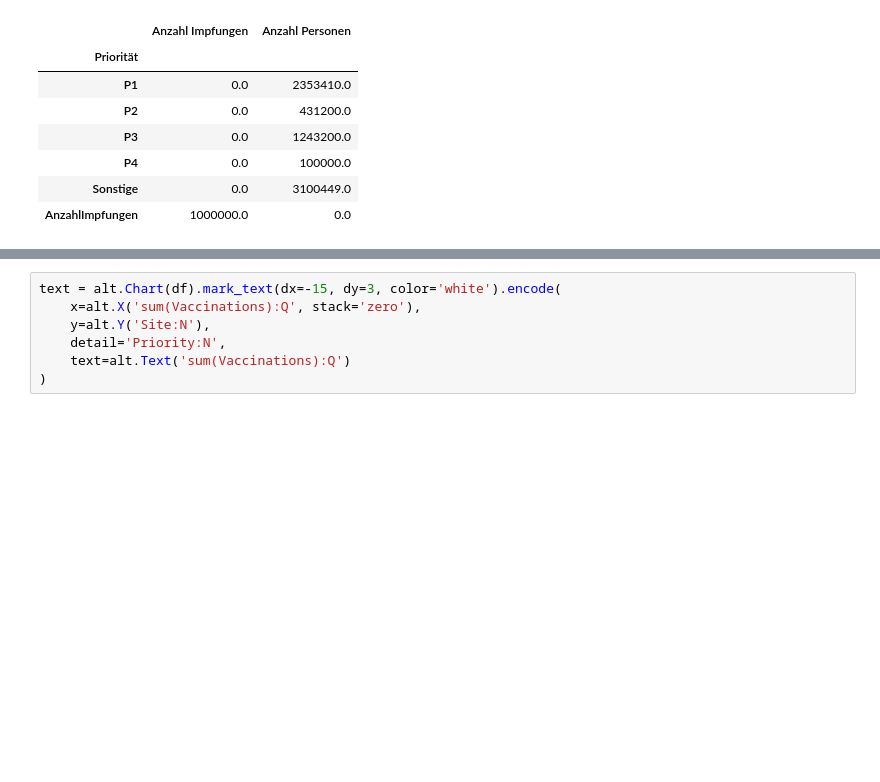
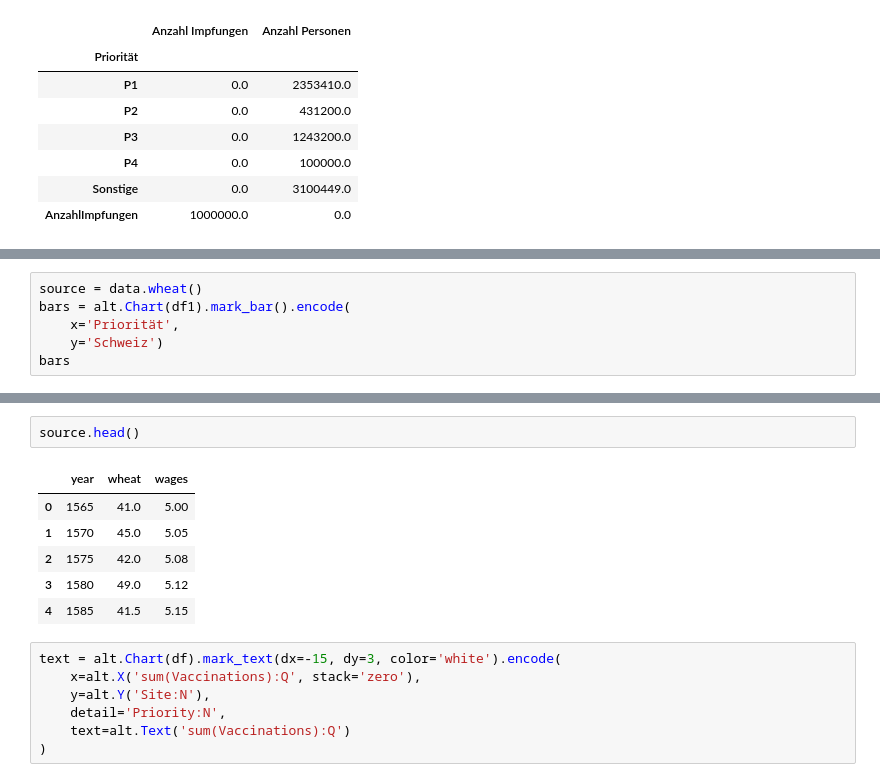
Before and after one commit to Kim-Morgaine/-petproject_impfcounter, a Jupyter notebook: vis_exploration.ipynb, the cells around one changed output, grey strips where cells are left out. Drawn from its saved outputs; the diff is of its cells as text; blank space fills up the shorter version.

```diff
--- a/vis_exploration.ipynb
+++ b/vis_exploration.ipynb
@@ -151,3 +152,9 @@ bars = alt.Chart(df).mark_bar().encode(
     y='Site:N',
     color='Priority'
 )
+# %%
+source = data.wheat()
+bars = alt.Chart(df1).mark_bar().encode(
+    x='Priorität',
+    y='Schweiz')
+bars
@@ -154,3 +163,12 @@ bars = alt.Chart(df).mark_bar().encode(
+# %%
+source.head()
+# %% [output]
+|  | year | wheat | wages |
+| 0 | 1565 | 41.0 | 5.00 |
+| 1 | 1570 | 45.0 | 5.05 |
+| 2 | 1575 | 42.0 | 5.08 |
+| 3 | 1580 | 49.0 | 5.12 |
+| 4 | 1585 | 41.5 | 5.15 |
 # %%
 text = alt.Chart(df).mark_text(dx=-15, dy=3, color='white').encode(
     x=alt.X('sum(Vaccinations):Q', stack='zero'),
```
Also changed, not shown: parts of 20 cells of this notebook.
